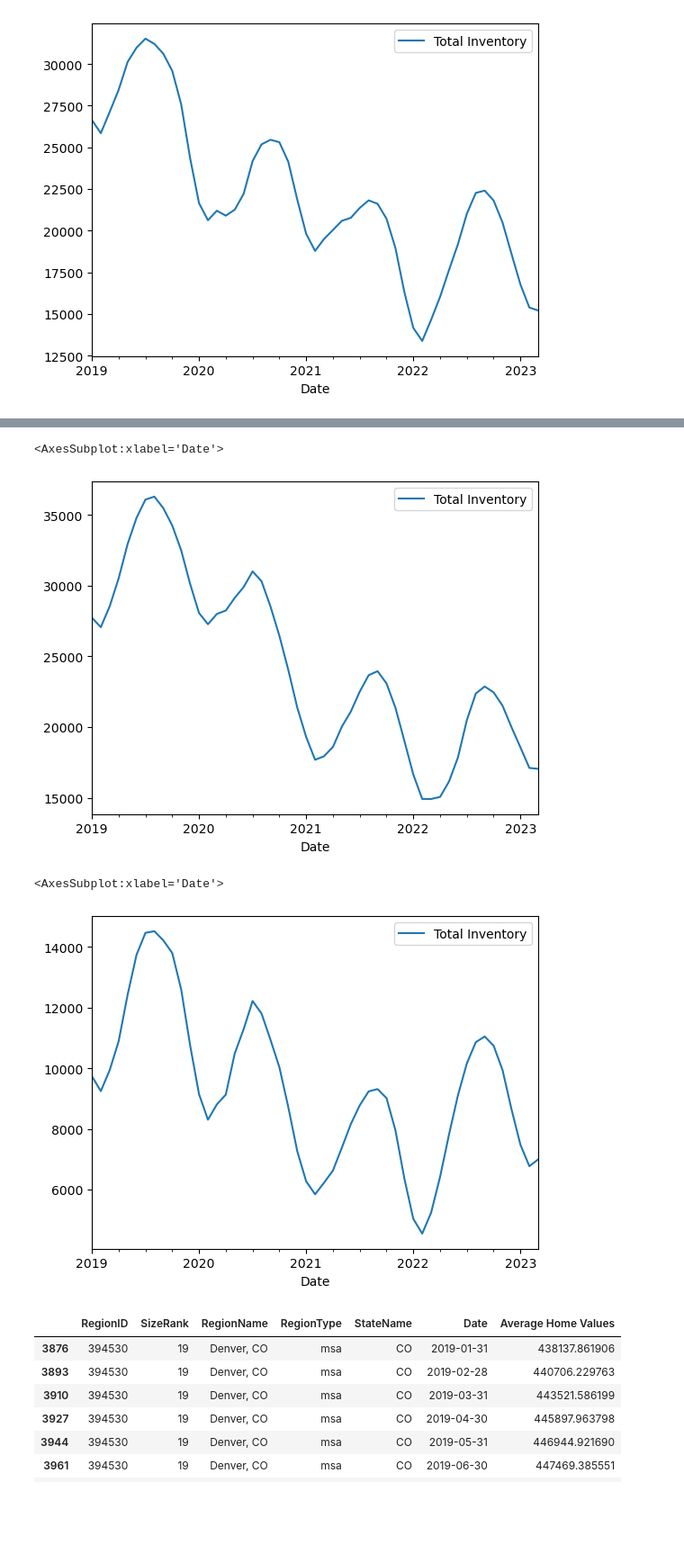
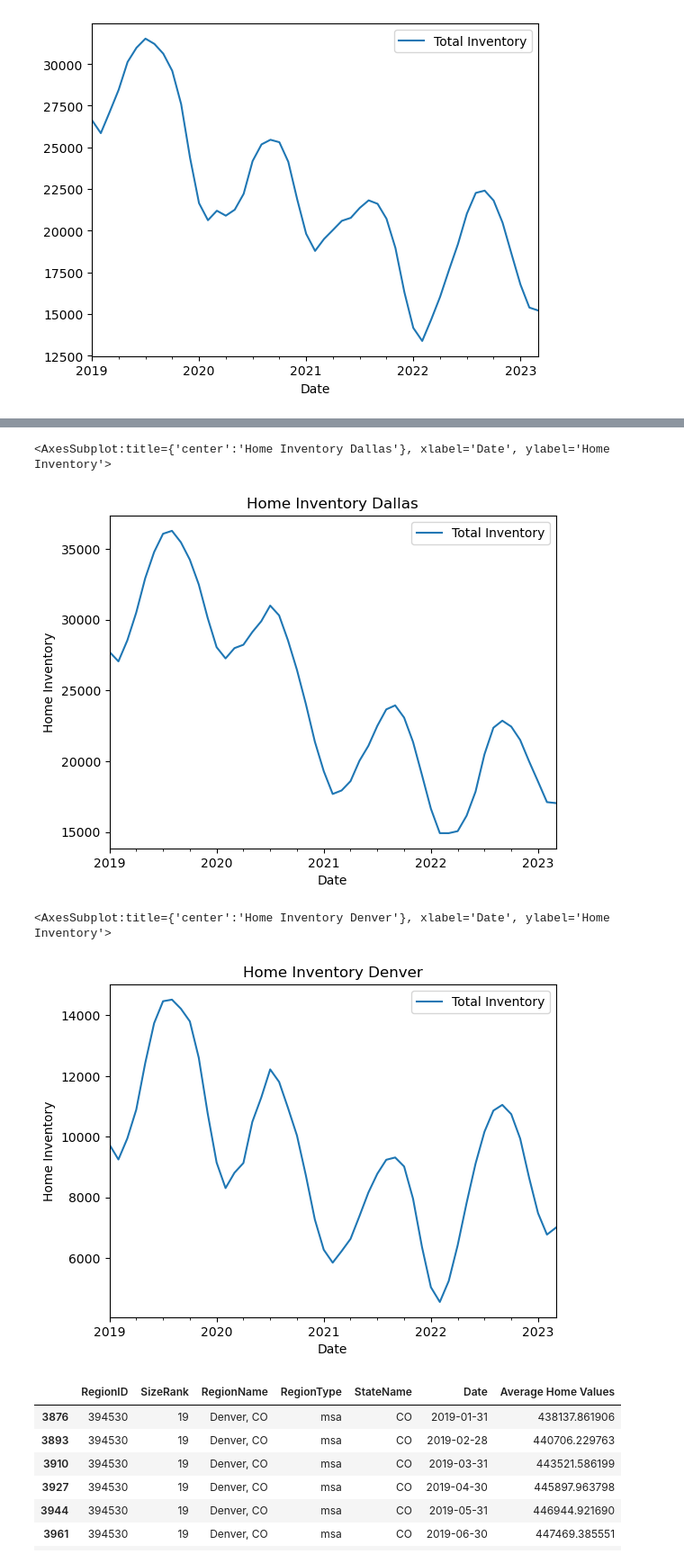
Before and after one commit to JMcGuckin33/Project--1, a Jupyter notebook: Project 1.ipynb, the cells around one changed output, grey strips where cells are left out. Shown at 90% size. Saved outputs shown, nothing was run; the diff lists cells and outputs as text; code cells hidden in the pictures; blank space fills up the shorter version.

```diff
--- a/Project 1.ipynb
+++ b/Project 1.ipynb
@@ -437,13 +435,15 @@ df_post_covid_inv_la.plot(x='Date', y='Total Inventory', kind='line')
 # %%
-df_post_covid_inv_dallas.plot(x='Date', y='Total Inventory', kind='line')
+df_post_covid_inv_dallas.plot(x='Date', y='Total Inventory', xlabel='Date',
+                              ylabel='Home Inventory', title='Home Inventory Dallas', kind='line')
 # %% [output]
-<AxesSubplot:xlabel='Date'>
+<AxesSubplot:title={'center':'Home Inventory Dallas'}, xlabel='Date', ylabel='Home Inventory'>
-[figure, old version]
+[figure, new version]
 # %%
-df_post_covid_inv_denver.plot(x='Date', y='Total Inventory', kind='line')
+df_post_covid_inv_denver.plot(x='Date', y='Total Inventory', xlabel='Date',
+                              ylabel='Home Inventory', title='Home Inventory Denver', kind='line')
 # %% [output]
-<AxesSubplot:xlabel='Date'>
+<AxesSubplot:title={'center':'Home Inventory Denver'}, xlabel='Date', ylabel='Home Inventory'>
-[figure, old version]
+[figure, new version]
 # %%
 df_post_covid_value_detroit = df_post_covid_value_mi[df_post_covid_value_mi['RegionName'] == "Detroit, MI"]
 df_post_covid_value_la = df_post_covid_value_ca[df_post_covid_value_ca['RegionName']== "Los Angeles, CA"]
```
Also changed, not shown: parts of 30 cells of this notebook.
